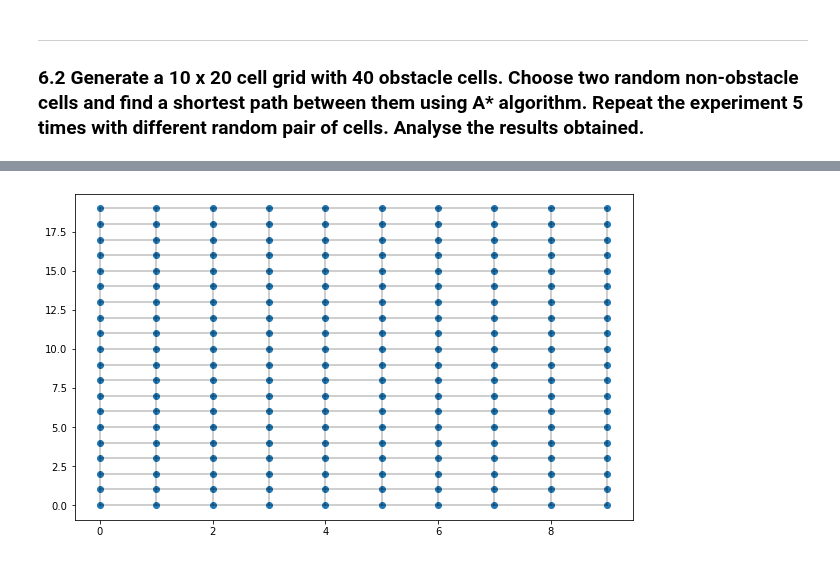
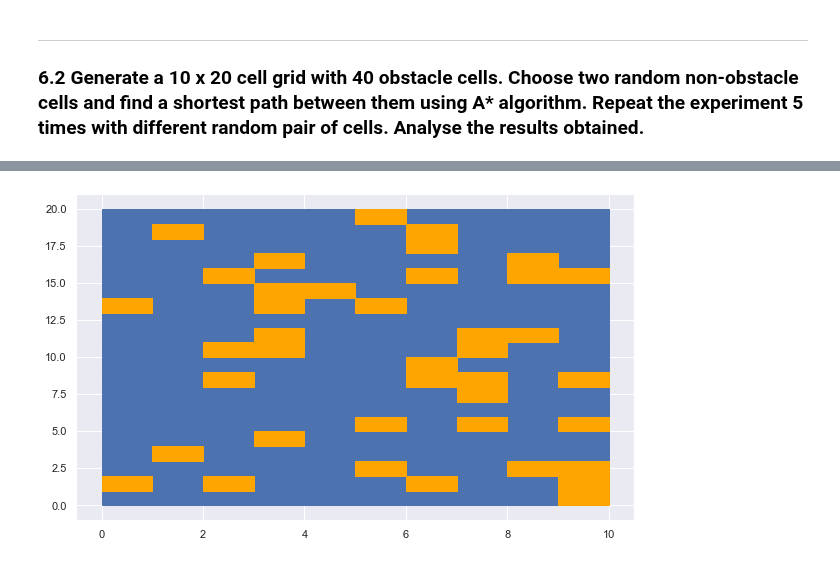
Before and after one commit to belpablo/Algorithms-21, a Jupyter notebook: Lab_6/Lab_6.ipynb, the cells around one changed output, grey strips where cells are left out. Cells and saved outputs as stored; diff of their text form; code cells hidden in the pictures.

```diff
--- a/Lab_6/Lab_6.ipynb
+++ b/Lab_6/Lab_6.ipynb
@@ -150,22 +152,16 @@ plt.scatter(x_arr, y_arr)
-# %%
-n_rows = 10
-n_colls = 20
-n_obstacles = 40
-
-grid = [[[i, j] for j in range(n_colls)] for i in range(n_rows)]
-
-
-x_arr = [grid[i][j][0] for i in range(n_rows) for j in range(n_colls)]
-y_arr = [grid[i][j][1] for i in range(n_rows) for j in range(n_colls)]
-
-fig = plt.figure(figsize = (10, 6))
-
-plt.scatter(x_arr, y_arr)
-plt.plot([x_arr[n_colls * i : n_colls * (i + 1)]for i in range(10)],\
-         [y_arr[n_colls * i : n_colls * (i + 1)]for i in range(10)], c = 'k', alpha = 0.25)
-for i in range(n_rows):
-    plt.plot(x_arr[n_colls * i : n_colls * (i + 1)], y_arr[n_colls * i : n_colls * (i + 1)], c = 'k', alpha = 0.25)
-
-#plt.grid()
-# %% [output]
-[figure, removed]
+# %%
+fig, ax = plt.subplots(figsize = [10, 6])
+
+coords = [[1, 1], [3, 2], [5, 3]]
+for row in grid:
+    for x, y in row:
+        ax.fill([x, x + 1, x + 1, x], [y, y, y + 1, y + 1], c = 'b')
+
+for x, y in obstacles:
+    ax.fill([x, x + 1, x + 1, x], [y, y, y + 1, y + 1], c = 'orange')
+
+#ax.plot([i for i in range(10)], [i for i in range(10)], c = 'k')
+#fig.set_facecolor('floralwhite')
+#ax.set_facecolor('seashell')
+# %% [output]
+[figure, added]
```
Also changed, not shown: parts of 3 cells of this notebook.
